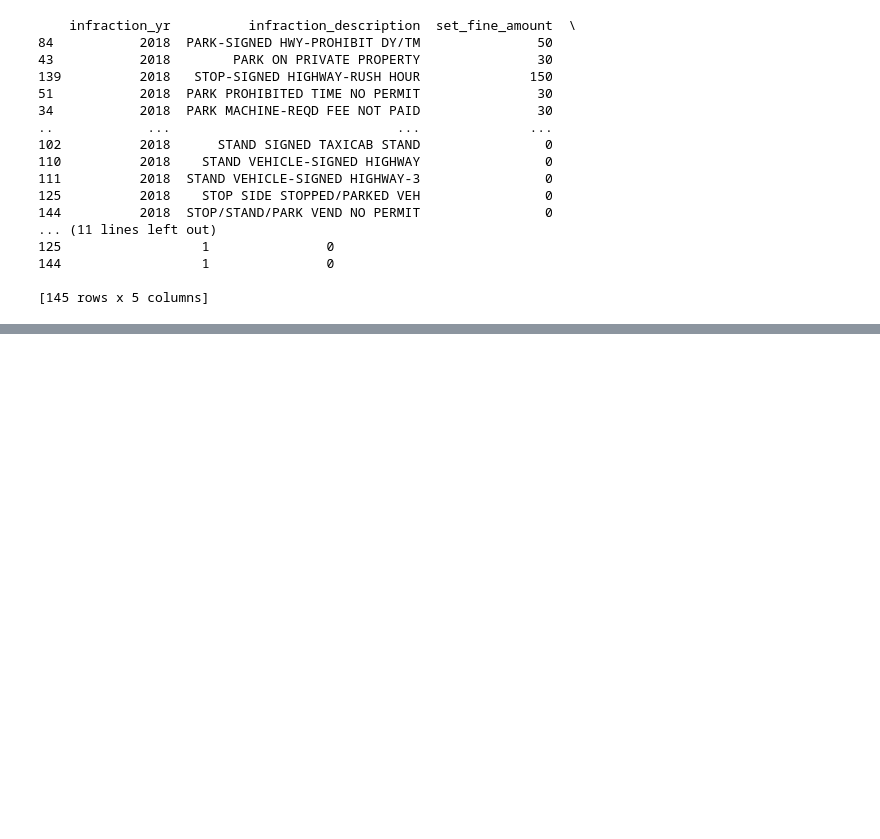
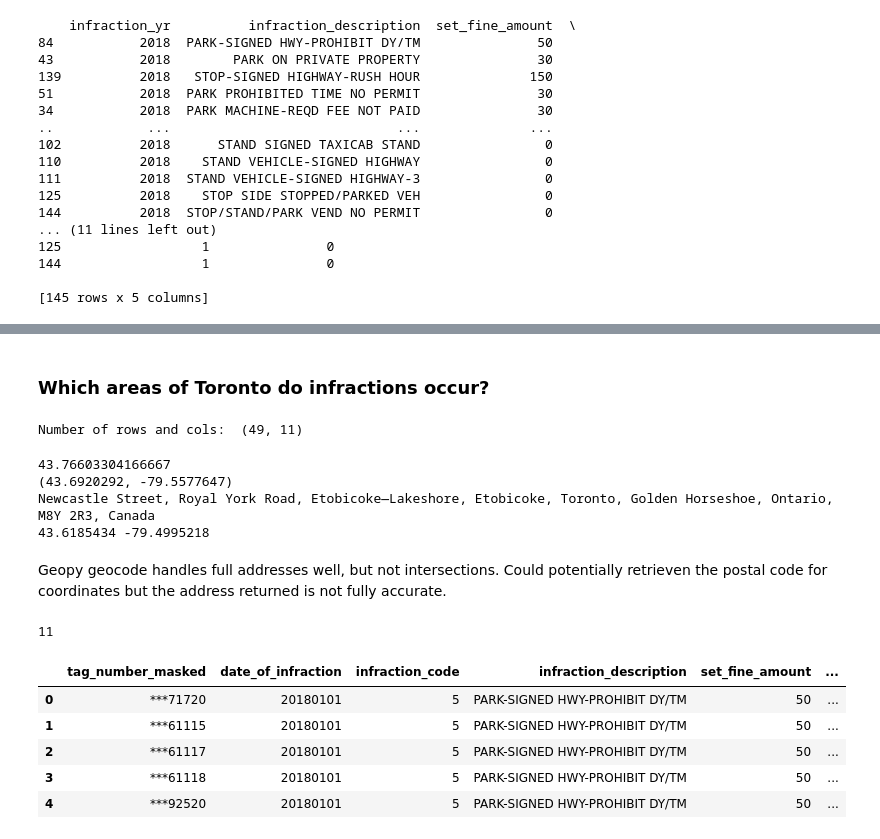
Before and after one commit to SusanQu/toronto_parking_infraction_analysis, a Jupyter notebook: parking_ticket_analysis.ipynb, the cells around one changed output, grey strips where cells are left out. Saved outputs shown, nothing was run; the diff lists cells and outputs as text; code cells hidden in the pictures; blank space fills up the shorter version.

Commit message:
added geo coordincates in test df

```diff
--- a/parking_ticket_analysis.ipynb
+++ b/parking_ticket_analysis.ipynb
@@ -207,3 +242,71 @@ fig4.update_layout(xaxis=dict({'categoryorder':'total descending'},
 fig4.show()
 # %% [output]
 [interactive output not drawn]
+# %% [markdown]
+### Which areas of Toronto do infractions occur? ###
+# %%
+# test dataframe
+#del test_data, test_df
+test_data = pd.read_csv('test_data.csv')
+test_df = pd.DataFrame(test_data)
+print('Number of rows and cols: ', str(test_df.shape))
+# %% [output]
+Number of rows and cols:  (49, 11)
+# %%
+# Geocoding to converting street addresses to lat and long coordinates test
+
+# Try converting 1 physical address using Geopy
+geolocator = Nominatim(user_agent='toronto_parking_ticket_analysis')
+location = geolocator.geocode('3 DE JONG ST, Toronto, Ontario, Canada').latitude
+print((location))
+
+# Is geopy able to handle intersections
+location1 = geolocator.geocode('HAYHURST RD and KIPLING AVE, Toronto, Ontario')
+print((location1.latitude, location1.longitude))
+
+location2 = geolocator.geocode('NEWCASTLE ST and ROYAL YORK RD, Toronto, Ontario, Canada')
+print(location2)
+
+# Handle Postal code
+location3 = geolocator.geocode('M8Y 2R3')
+print(location3.latitude, location3.longitude)
+# %% [output]
+43.76603304166667
+(43.6920292, -79.5577647)
+Newcastle Street, Royal York Road, Etobicoke—Lakeshore, Etobicoke, Toronto, Golden Horseshoe, Ontario, M8Y 2R3, Canada
+43.6185434 -79.4995218
+# %% [markdown]
+Geopy geocode handles full addresses well, but not intersections. Could potentially retrieven the postal code for coordinates but the address returned is not fully accurate.
+# %%
+# Patch intersections data, combine the street names for an intersection name if a numbered address is not available
+# Add Toronto, Ontario to the end of the addresses
+# Currently skipping some of geocoding when only intersection data is available
+
+skipped_rows = 0
+
+for i in range(len(test_df)):
+    an_address = test_df.loc[i, 'location2'][0].isdigit()
+    if an_address:
+        test_df.loc[i, 'full_location'] = test_df.loc[i, 'location2'] + str(', Toronto, Ontario, Canada')
+    else:
+        test_df.loc[i, 'full_location'] = test_df.loc[i, 'location2'] + str(' and ') + test_df.loc[i, 'location4'] + str(', Toronto, Ontario, Canada')
+
+    try:
+        test_df.loc[i, 'latitude'] = geolocator.geocode(test_df.loc[i, 'full_location']).latitude
+        test_df.loc[i, 'longitude'] = geolocator.geocode(test_df.loc[i, 'full_location']).longitude
+    except:
+        skipped_rows += 1
+
+
+print(skipped_rows)
+# %% [output]
+11
+# %%
+test_df.head()
+# %% [output]
+|  | tag_number_masked | date_of_infraction | infraction_code | infraction_description | set_fine_amount | ... |
+| 0 | ***71720 | 20180101 | 5 | PARK-SIGNED HWY-PROHIBIT DY/TM | 50 | ... |
+| 1 | ***61115 | 20180101 | 5 | PARK-SIGNED HWY-PROHIBIT DY/TM | 50 | ... |
+| 2 | ***61117 | 20180101 | 5 | PARK-SIGNED HWY-PROHIBIT DY/TM | 50 | ... |
+| 3 | ***61118 | 20180101 | 5 | PARK-SIGNED HWY-PROHIBIT DY/TM | 50 | ... |
+| 4 | ***92520 | 20180101 | 5 | PARK-SIGNED HWY-PROHIBIT DY/TM | 50 | ... |
```
Also changed, not shown: parts of 12 cells of this notebook.
